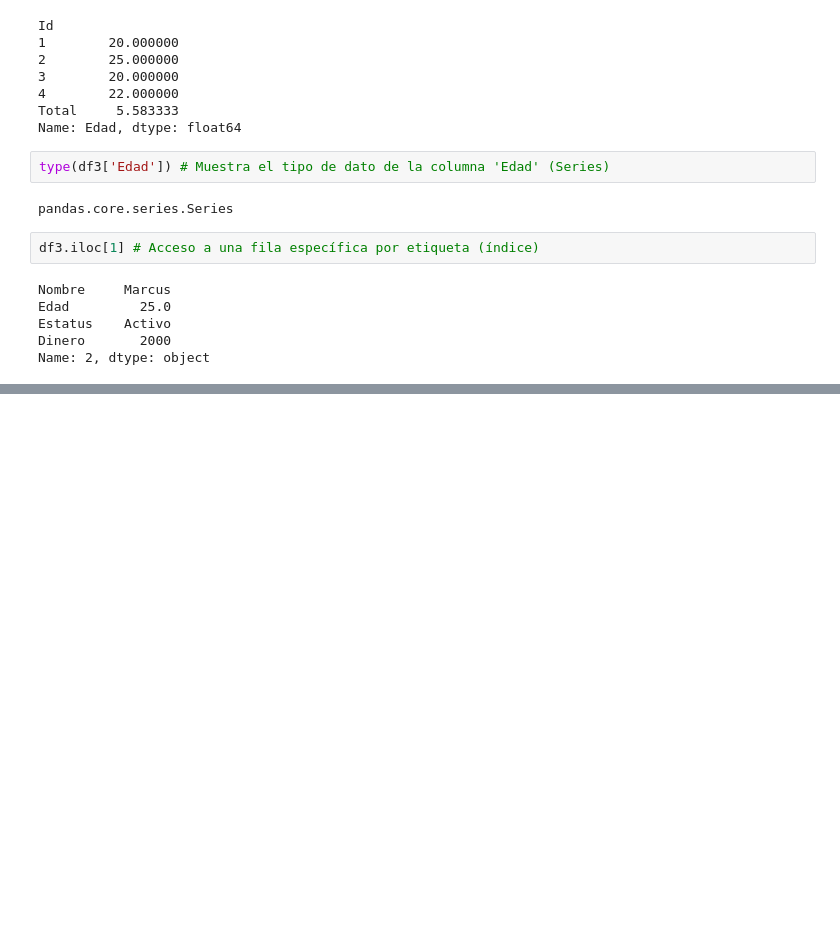
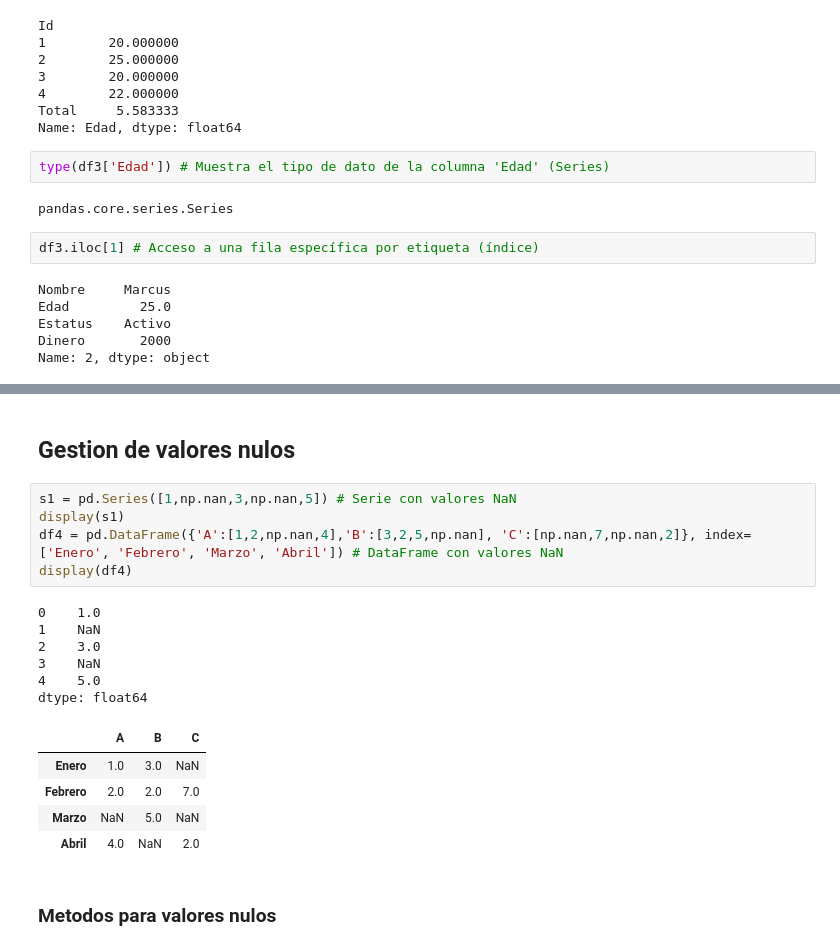
Before and after one commit to Gael-M0/PracticaUDM, a Jupyter notebook: udemy/Python_DataScience/pandas.ipynb, the cells around one changed output, grey strips where cells are left out. Drawn from its saved outputs; the diff is of its cells as text; blank space fills up the shorter version.

```diff
--- a/udemy/Python_DataScience/pandas.ipynb
+++ b/udemy/Python_DataScience/pandas.ipynb
@@ -242,0 +271,21 @@ Name: 2, dtype: object
+# %% [markdown]
+## Gestion de valores nulos
+# %%
+s1 = pd.Series([1,np.nan,3,np.nan,5]) # Serie con valores NaN
+display(s1)
+df4 = pd.DataFrame({'A':[1,2,np.nan,4],'B':[3,2,5,np.nan], 'C':[np.nan,7,np.nan,2]}, index=['Enero', 'Febrero', 'Marzo', 'Abril']) # DataFrame con valores NaN
+display(df4)
+# %% [output]
+0    1.0
+1    NaN
+2    3.0
+3    NaN
+4    5.0
+dtype: float64
+|  | A | B | C |
+| Enero | 1.0 | 3.0 | NaN |
+| Febrero | 2.0 | 2.0 | 7.0 |
+| Marzo | NaN | 5.0 | NaN |
+| Abril | 4.0 | NaN | 2.0 |
+# %% [markdown]
+### Metodos para valores nulos
```
Also changed, not shown: parts of 12 cells of this notebook.
